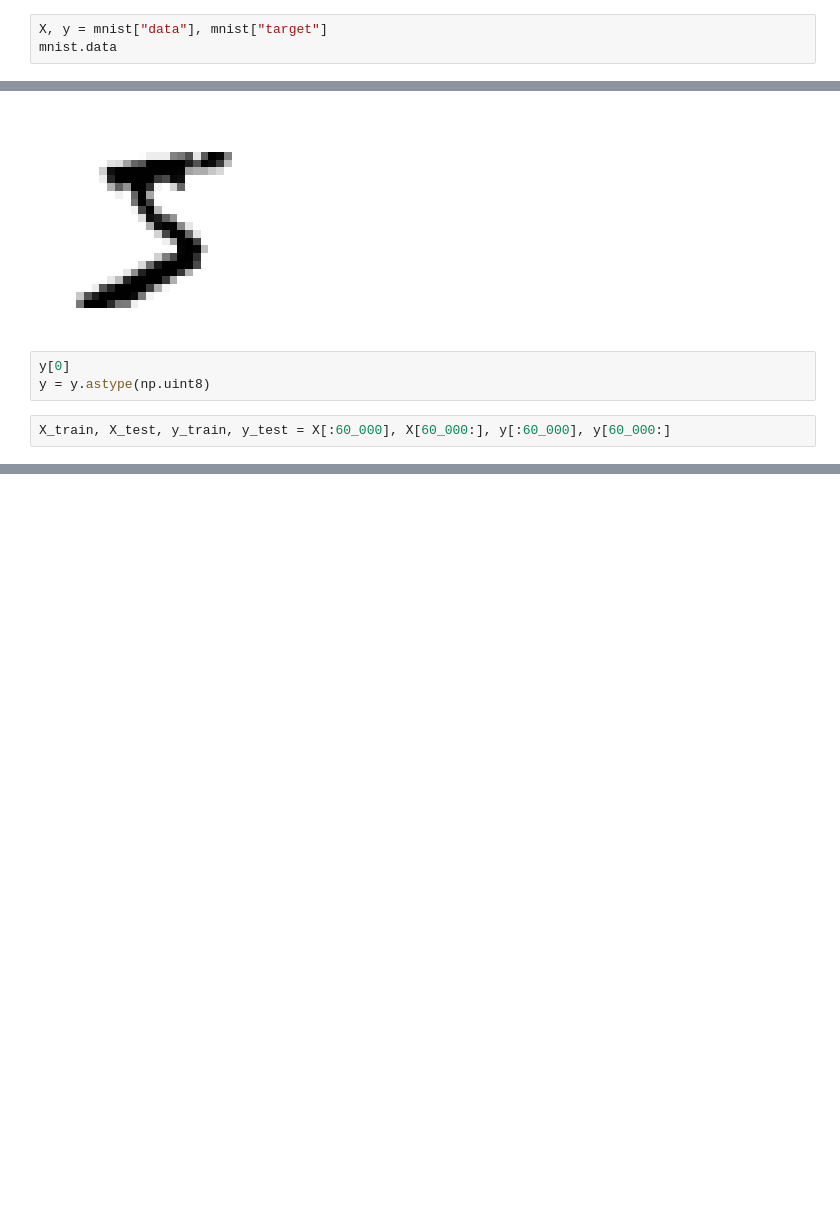
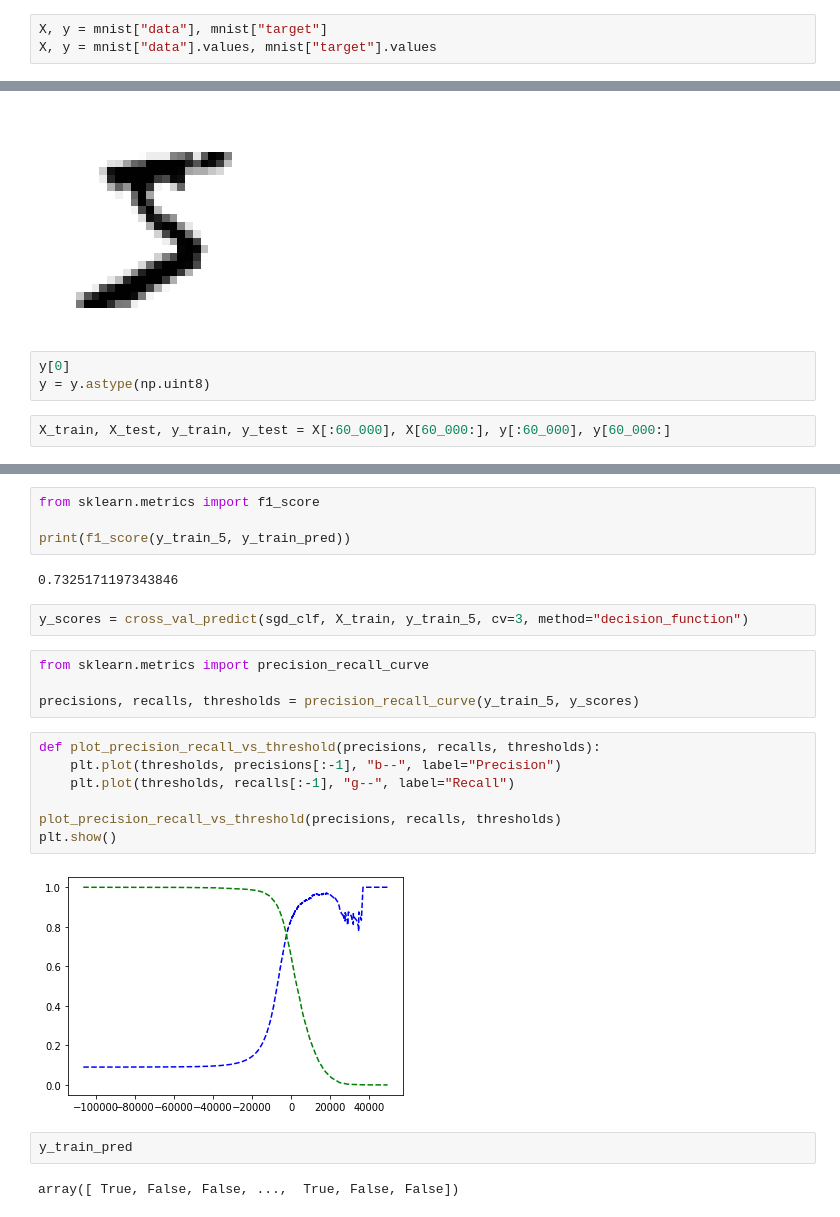
Before and after one commit to jihwanK/data_science, a Jupyter notebook: machine_learning/chapter3.ipynb, the cells around one changed output, grey strips where cells are left out. Drawn from its saved outputs; the diff is of its cells as text; blank space fills up the shorter version.

```diff
--- a/machine_learning/chapter3.ipynb
+++ b/machine_learning/chapter3.ipynb
@@ -7,4 +7,4 @@ mnist.keys()
 dict_keys(['data', 'target', 'frame', 'categories', 'feature_names', 'target_names', 'DESCR', 'details', 'url'])
 # %%
 X, y = mnist["data"], mnist["target"]
-mnist.data
+X, y = mnist["data"].values, mnist["target"].values
@@ -70,0 +92,25 @@ for train_index, test_index in skfolds.split(X_train, y_train_5):
+# %%
+from sklearn.metrics import f1_score
+
+print(f1_score(y_train_5, y_train_pred))
+# %% [output]
+0.7325171197343846
+# %%
+y_scores = cross_val_predict(sgd_clf, X_train, y_train_5, cv=3, method="decision_function")
+# %%
+from sklearn.metrics import precision_recall_curve
+
+precisions, recalls, thresholds = precision_recall_curve(y_train_5, y_scores)
+# %%
+def plot_precision_recall_vs_threshold(precisions, recalls, thresholds):
+	plt.plot(thresholds, precisions[:-1], "b--", label="Precision")
+	plt.plot(thresholds, recalls[:-1], "g--", label="Recall")
+
+plot_precision_recall_vs_threshold(precisions, recalls, thresholds)
+plt.show()
+# %% [output]
+[figure, added]
+# %%
+y_train_pred
+# %% [output]
+array([ True, False, False, ...,  True, False, False])
```
Also changed, not shown: parts of 26 cells of this notebook.
